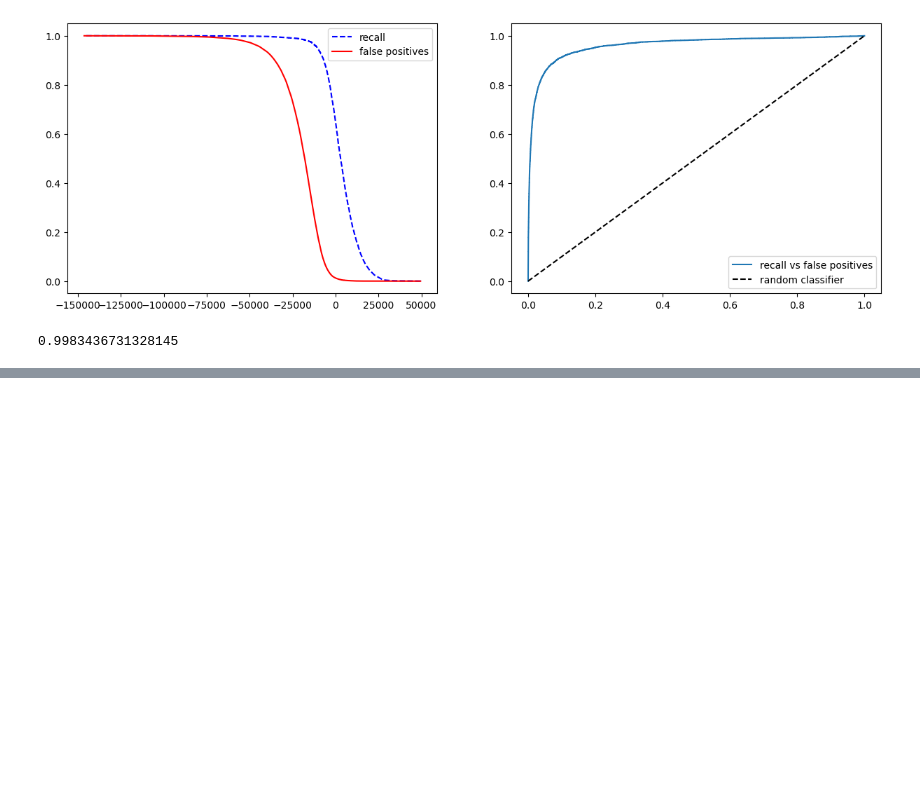
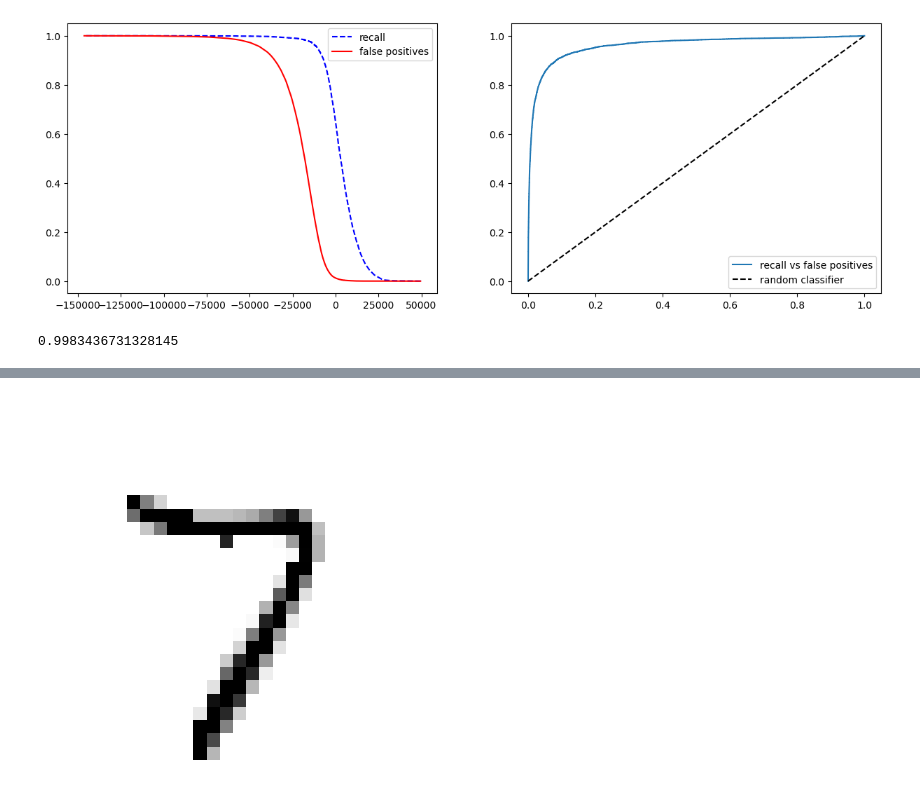
Before and after one commit to danigallart/Classification_practice, a Jupyter notebook: Classification.ipynb, the cells around one changed output, grey strips where cells are left out. Cells and saved outputs as stored; diff of their text form; code cells hidden in the pictures; blank space fills up the shorter version.

```diff
--- a/Classification.ipynb
+++ b/Classification.ipynb
@@ -254,0 +417,8 @@ ValueError: Classification metrics can't handle a mix of binary and continuous-m
+# %%
+cleaner = KNeighborsClassifier()
+cleaner.fit(X_train_mod,y_train_mod)
+clean_num = cleaner.predict(X_test_mod.iloc[[0]])
+# %%
+plot_digits(clean_num)
+# %% [output]
+[figure, added]
```
Also changed, not shown: parts of 30 cells of this notebook.
